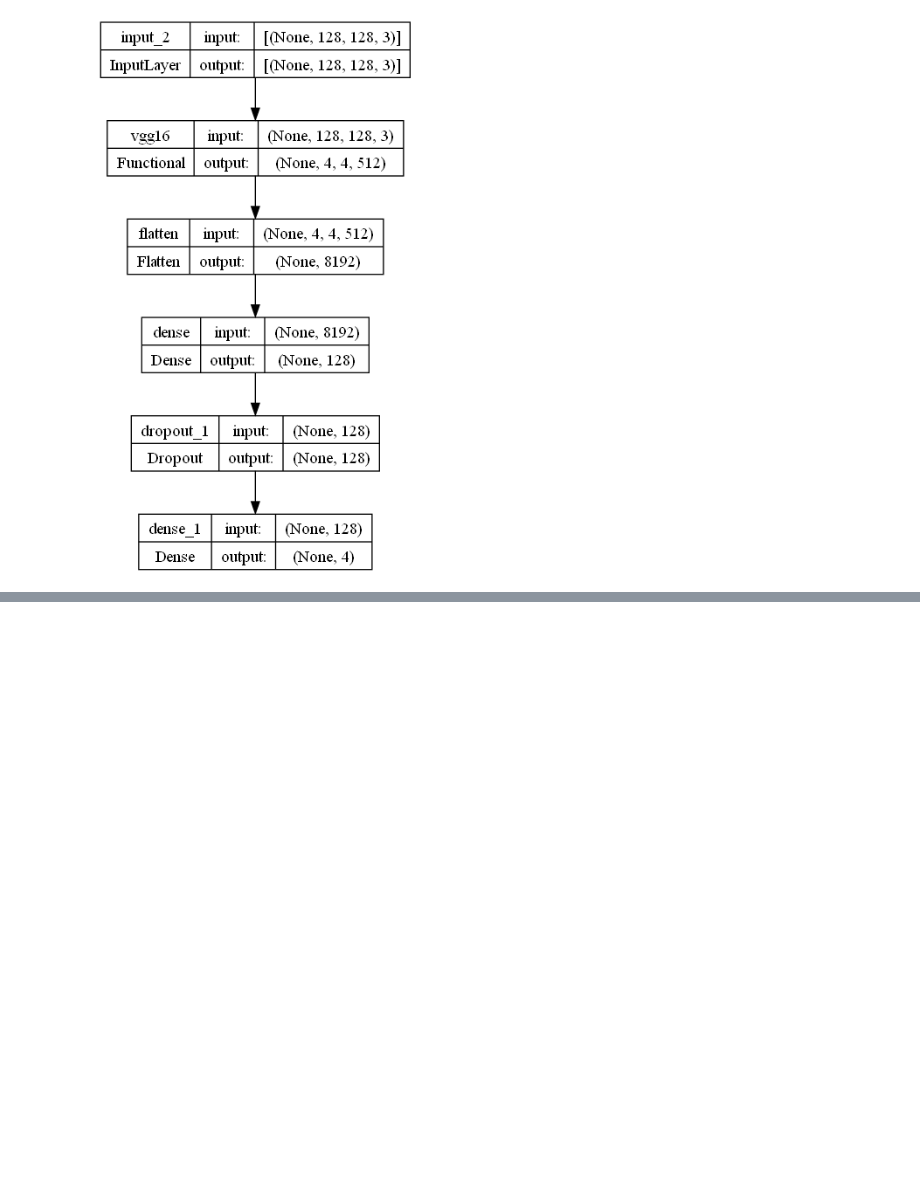
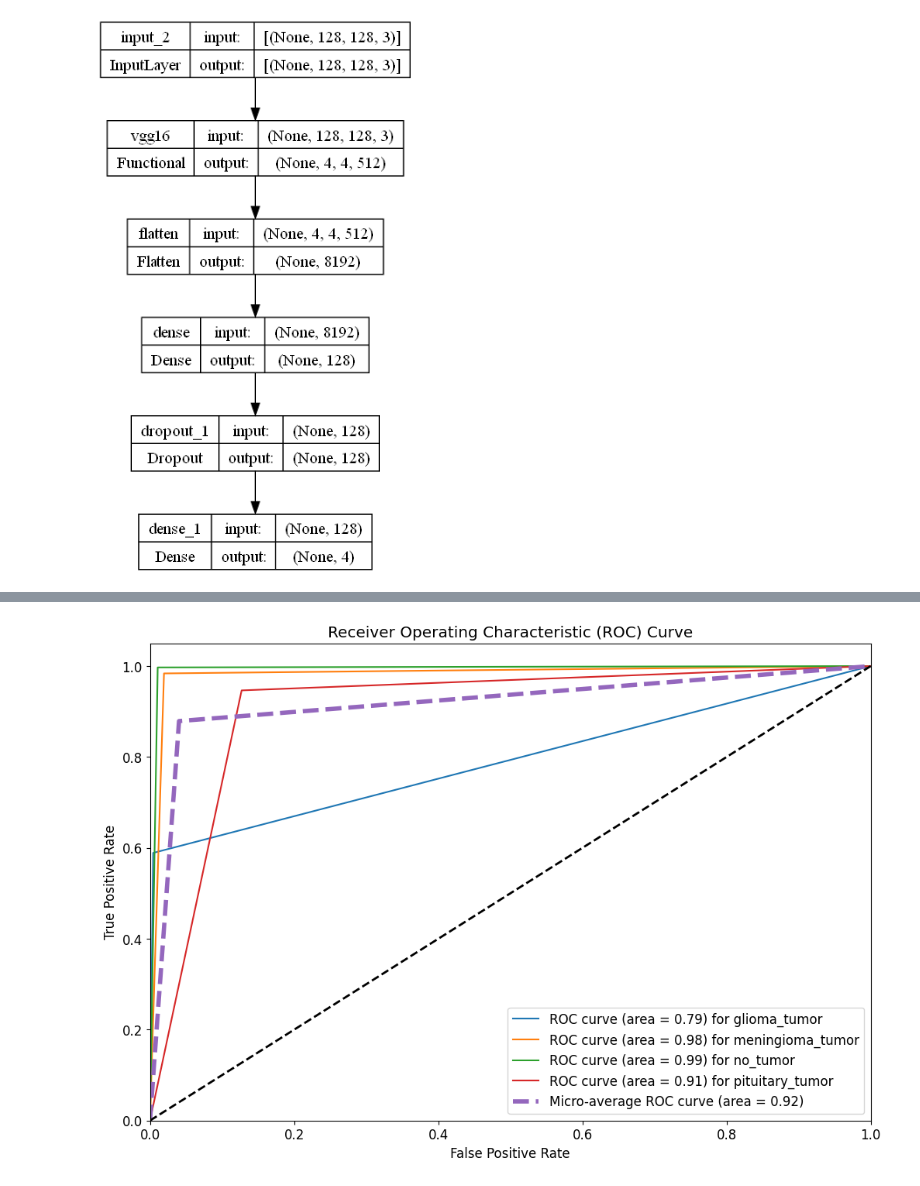
Before and after one commit to leopavan1/Glioma-Classification, a Jupyter notebook: CNN/brain-tumor-classification-accuracy-96-CNN.ipynb, the cells around one changed output, grey strips where cells are left out. Drawn from its saved outputs; the diff is of its cells as text; code cells hidden in the pictures; blank space fills up the shorter version.

Commit message:
3.0
I added the confusion matrix and the ROC curve

```diff
--- a/CNN/brain-tumor-classification-accuracy-96-CNN.ipynb
+++ b/CNN/brain-tumor-classification-accuracy-96-CNN.ipynb
@@ -298,0 +304,36 @@ meningioma_tumor       0.96      0.98      0.97       684
+# %%
+# Converte as labels para one-hot encoding
+y_true_one_hot = label_binarize(y_true, classes=unique_labels)
+y_pred_one_hot = label_binarize(y_pred, classes=unique_labels)
+
+# Calcula a curva ROC para cada classe
+fpr = dict()
+tpr = dict()
+roc_auc = dict()
+
+for i in range(len(unique_labels)):
+    fpr[i], tpr[i], _ = roc_curve(y_true_one_hot[:, i], y_pred_one_hot[:, i])
+    roc_auc[i] = auc(fpr[i], tpr[i])
+
+# Calcula a média da curva ROC para todas as classes
+fpr["micro"], tpr["micro"], _ = roc_curve(y_true_one_hot.ravel(), y_pred_one_hot.ravel())
+roc_auc["micro"] = auc(fpr["micro"], tpr["micro"])
+
+# Plota a curva ROC para cada classe
+plt.figure(figsize=(12, 8))
+for i in range(len(unique_labels)):
+    plt.plot(fpr[i], tpr[i], label=f'ROC curve (area = {roc_auc[i]:.2f}) for {unique_labels[i]}')
+
+# Plota a curva ROC média
+plt.plot(fpr["micro"], tpr["micro"], label=f'Micro-average ROC curve (area = {roc_auc["micro"]:.2f})', linestyle='--', linewidth=4)
+
+plt.plot([0, 1], [0, 1], 'k--', linewidth=2)
+plt.xlim([0.0, 1.0])
+plt.ylim([0.0, 1.05])
+plt.xlabel('False Positive Rate')
+plt.ylabel('True Positive Rate')
+plt.title('Receiver Operating Characteristic (ROC) Curve')
+plt.legend(loc="lower right")
+plt.show()
+# %% [output]
+[figure, added]
```
Also changed, not shown: parts of 8 cells of this notebook, 3 other files.
